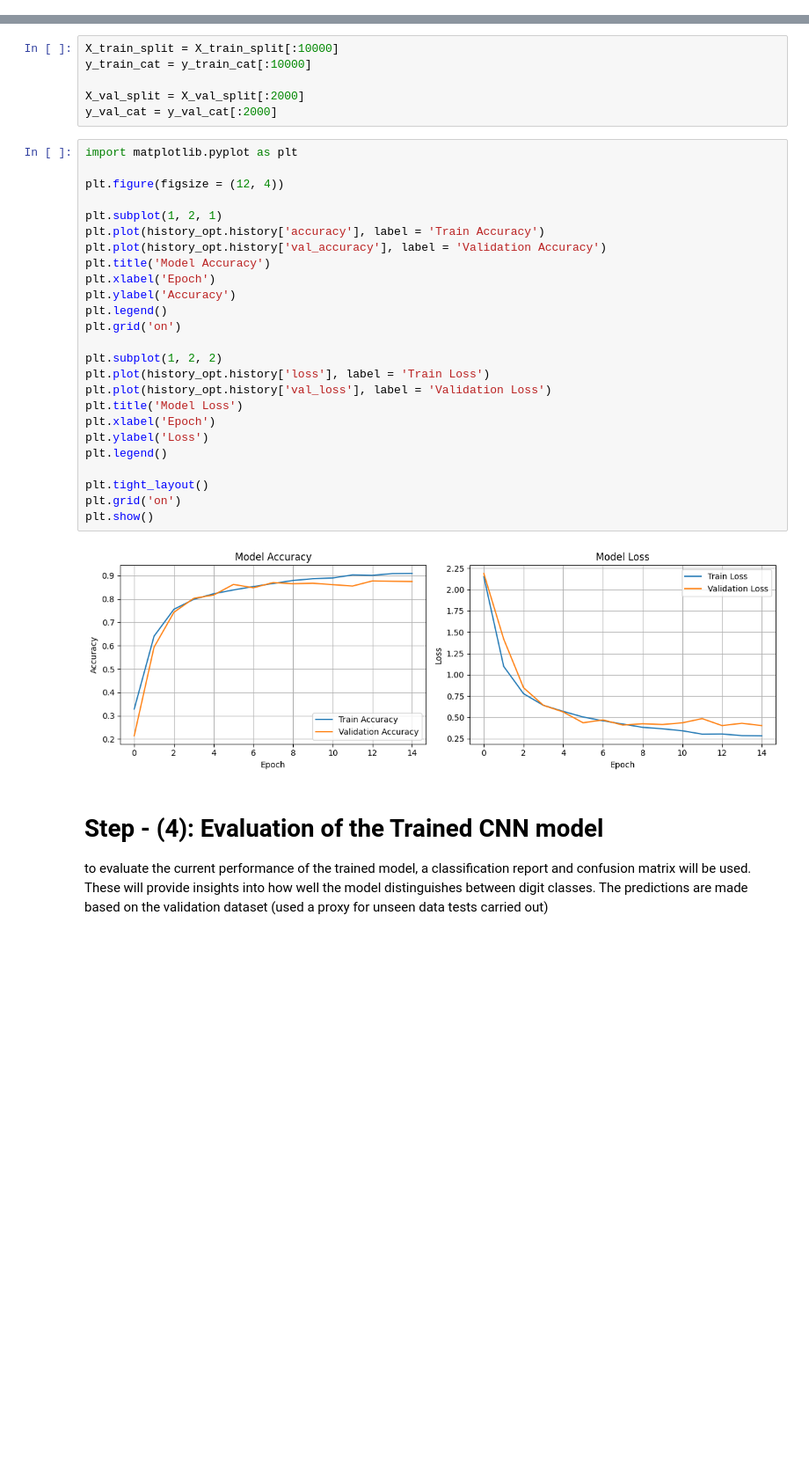
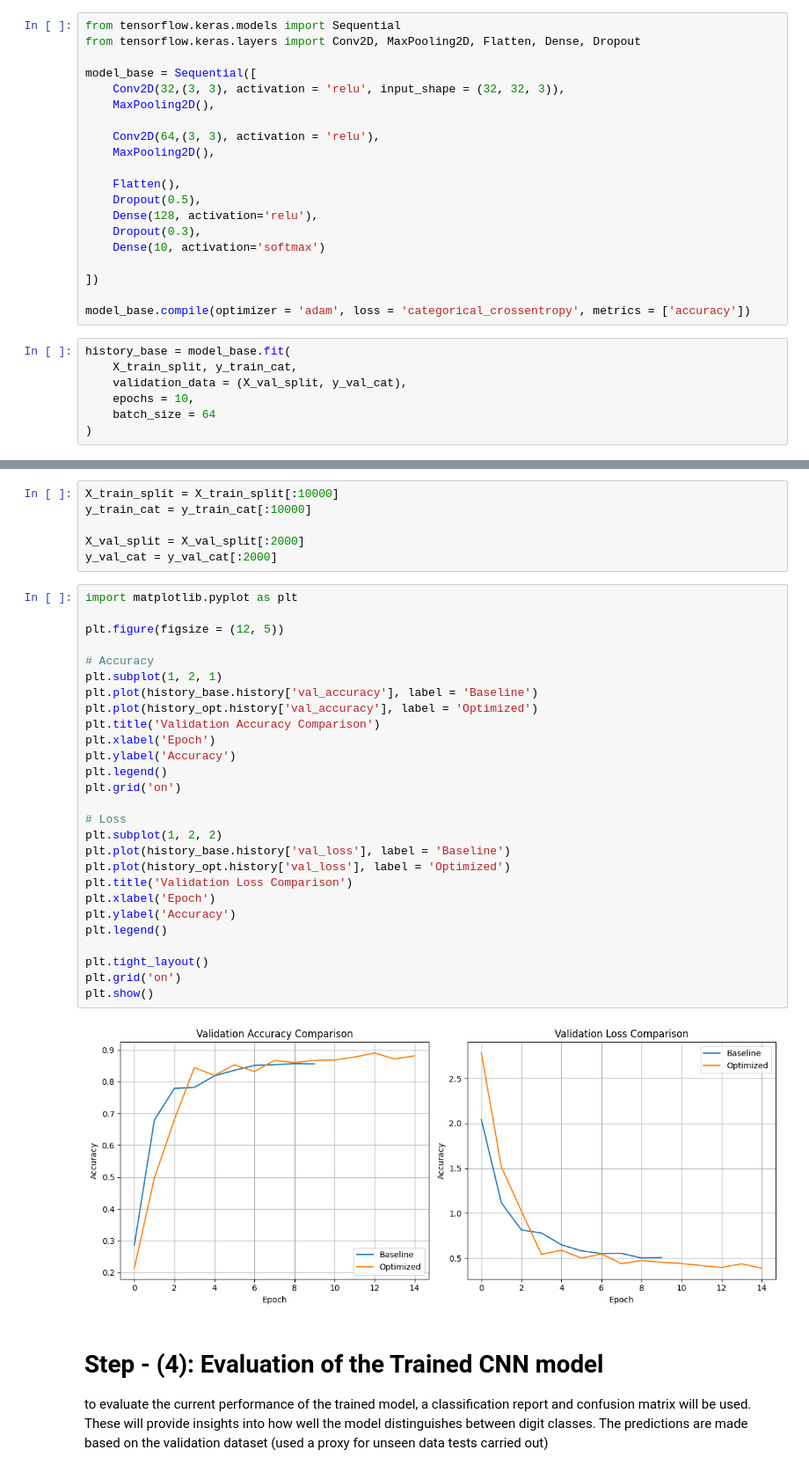
Before and after one commit to MikeShier/BIG-DATA-CW2, a Jupyter notebook: CW2.ipynb, the cells around one changed output, grey strips where cells are left out. Shown: that part at 88% size. Cells and saved outputs as stored; diff of their text form; blank space fills up the shorter version.

Commit message:
compariosn of baseline and optimized datasets

```diff
--- a/CW2.ipynb
+++ b/CW2.ipynb
@@ -196,0 +215,27 @@ y_val_cat = to_categorical(y_val_split)
+# %%
+from tensorflow.keras.models import Sequential
+from tensorflow.keras.layers import Conv2D, MaxPooling2D, Flatten, Dense, Dropout
+
+model_base = Sequential([
+    Conv2D(32,(3, 3), activation = 'relu', input_shape = (32, 32, 3)),
+    MaxPooling2D(),
+
+    Conv2D(64,(3, 3), activation = 'relu'),
+    MaxPooling2D(),
+
+    Flatten(),
+    Dropout(0.5),
+    Dense(128, activation='relu'),
+    Dropout(0.3),
+    Dense(10, activation='softmax')
+
+])
+
+model_base.compile(optimizer = 'adam', loss = 'categorical_crossentropy', metrics = ['accuracy'])
+# %%
+history_base = model_base.fit(
+    X_train_split, y_train_cat,
+    validation_data = (X_val_split, y_val_cat),
+    epochs = 10,
+    batch_size = 64
+)
@@ -258,30 +326,32 @@ y_val_cat = y_val_cat[:2000]
 # %%
 import matplotlib.pyplot as plt
 
-plt.figure(figsize = (12, 4))
+plt.figure(figsize = (12, 5))
 
+# Accuracy
 plt.subplot(1, 2, 1)
-plt.plot(history_opt.history['accuracy'], label = 'Train Accuracy')
-plt.plot(history_opt.history['val_accuracy'], label = 'Validation Accuracy')
-plt.title('Model Accuracy')
+plt.plot(history_base.history['val_accuracy'], label = 'Baseline')
+plt.plot(history_opt.history['val_accuracy'], label = 'Optimized')
+plt.title('Validation Accuracy Comparison')
 plt.xlabel('Epoch')
 plt.ylabel('Accuracy')
 plt.legend()
 plt.grid('on')
 
+# Loss
 plt.subplot(1, 2, 2)
-plt.plot(history_opt.history['loss'], label = 'Train Loss')
-plt.plot(history_opt.history['val_loss'], label = 'Validation Loss')
-plt.title('Model Loss')
+plt.plot(history_base.history['val_loss'], label = 'Baseline')
+plt.plot(history_opt.history['val_loss'], label = 'Optimized')
+plt.title('Validation Loss Comparison')
 plt.xlabel('Epoch')
-plt.ylabel('Loss')
+plt.ylabel('Accuracy')
 plt.legend()
 
 plt.tight_layout()
 plt.grid('on')
 plt.show()
 # %% [output]
-[figure, old version]
+[figure, new version]
 # %% [markdown]
 # Step - (4): Evaluation of the Trained CNN model
 
```
Also changed, not shown: parts of 12 cells of this notebook, 2 other files.
